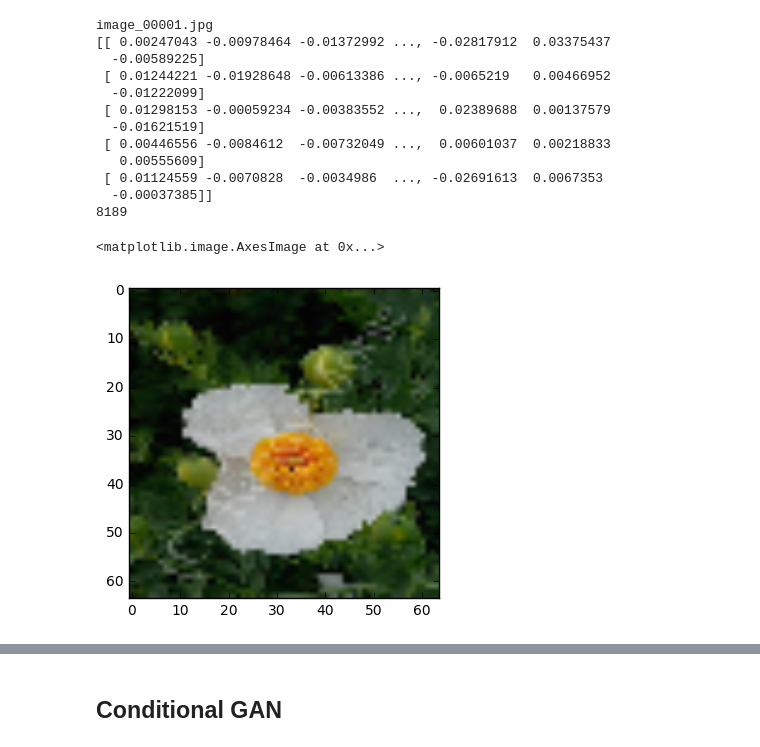
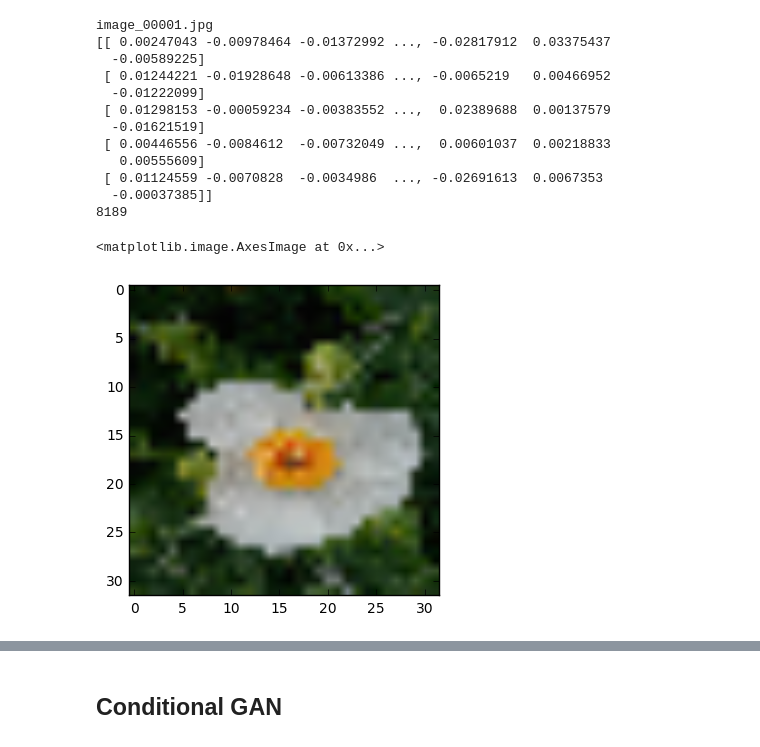
Before and after one commit to tingwenbao/W266-NLP-Final-Project-Text-to-Image-Synthesis-with-GAN, a Jupyter notebook: Text-to-Image/Skip_Thoughts_w_Conditional_GAN/Text-to-Image-with-flower-skipthoughts-DCGAN.ipynb, the cells around one changed output, grey strips where cells are left out. Saved outputs shown, nothing was run; the diff lists cells and outputs as text; code cells hidden in the pictures.

```diff
--- a/Text-to-Image/Skip_Thoughts_w_Conditional_GAN/Text-to-Image-with-flower-skipthoughts-DCGAN.ipynb
+++ b/Text-to-Image/Skip_Thoughts_w_Conditional_GAN/Text-to-Image-with-flower-skipthoughts-DCGAN.ipynb
@@ -117,11 +117,11 @@ def load_image_array(image_file, image_size):
 # %%
 
 dir_img = join('Data/flowers/jpg', 'image_05306.jpg')
-im = load_image_array(dir_img, 64)
+im = load_image_array(dir_img, 32)
 plt.imshow(im)
 # %% [output]
 <matplotlib.image.AxesImage at 0x...>
-[figure, old version]
+[figure, new version]
 # %%
 #Compile training dataset: ID, Image (X), Embedding (Y)
 img_id = flower_cap['image_list']
```
Also changed, not shown: parts of 5 cells of this notebook, 1 other file.
